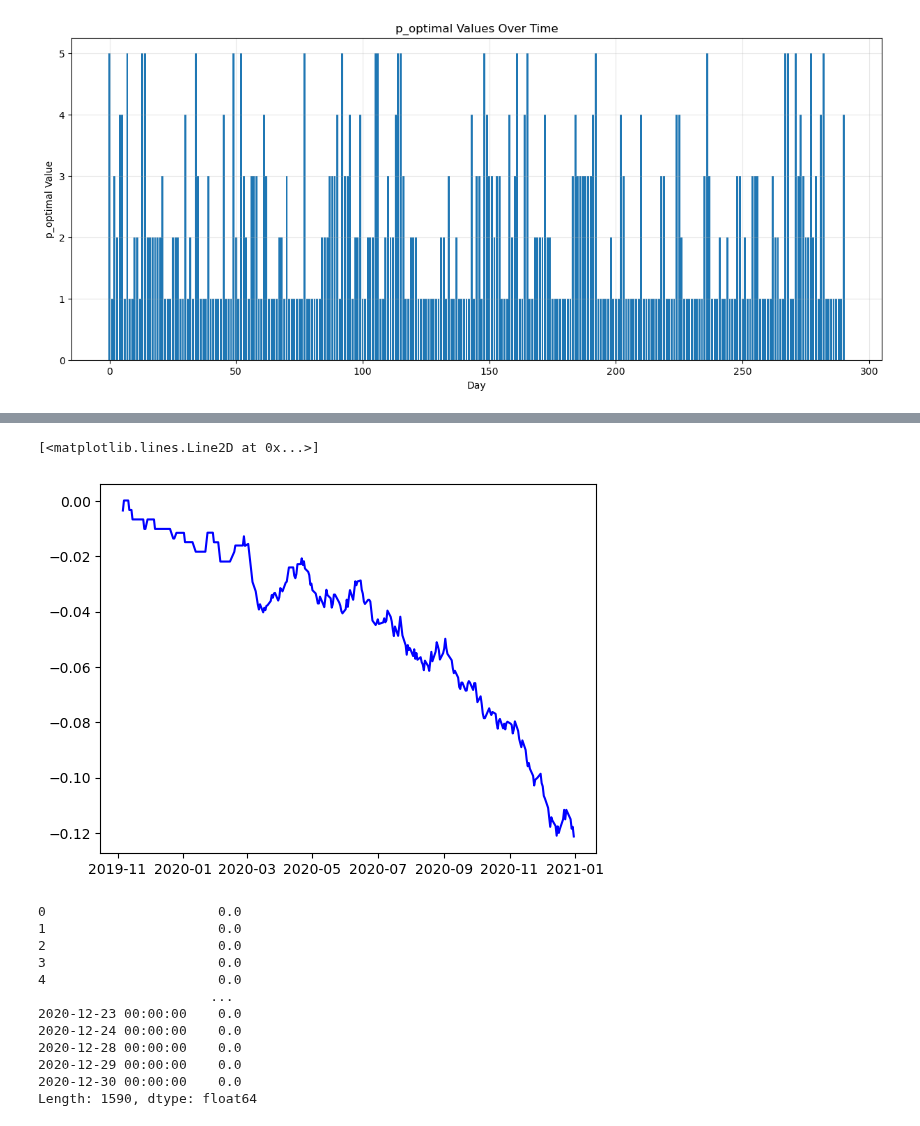
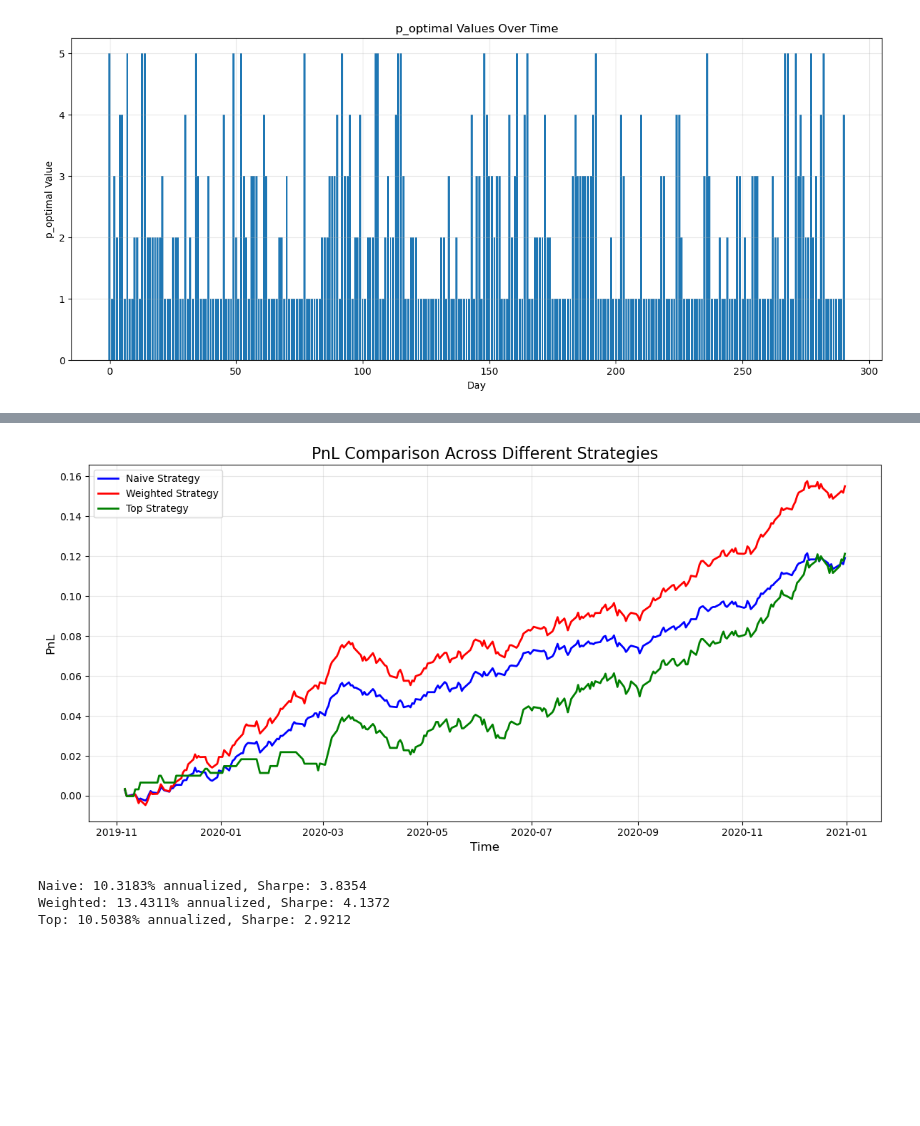
Before and after one commit to HK-Tan/ICAIF_25, a Jupyter notebook: New Code/Script/CORACLE-VAR-Ver2.ipynb, the cells around one changed output, grey strips where cells are left out. Saved outputs shown, nothing was run; the diff lists cells and outputs as text; code cells hidden in the pictures; blank space fills up the shorter version.

Commit message:
CORACLE w/ preliminary PnL comparison

```diff
--- a/New Code/Script/CORACLE-VAR-Ver2.ipynb
+++ b/New Code/Script/CORACLE-VAR-Ver2.ipynb
@@ -199,8 +215,10 @@ forecasted_returns = pd.DataFrame(results['Y_hat_next_store'],
 actual_returns = returns_df_cleaned_prep.iloc[-1300+252*4+1:,:20]
 print(forecasted_returns.shape)
 print(actual_returns.shape)
-pnl_series = calculate_pnl(forecasted_returns, actual_returns, contrarian = True)
-plt.plot(pnl_series, label='PnL Series', color='blue')
+
+pnl_series_n = calculate_pnl(forecasted_returns, actual_returns, contrarian = False, pnl_strategy="naive")
+pnl_series_w = calculate_pnl(forecasted_returns, actual_returns, contrarian = False, pnl_strategy="weighted")
+pnl_series_t = calculate_pnl(forecasted_returns, actual_returns, contrarian = False, pnl_strategy="top")
 # %% [output]
 (291, 20)
 (291, 20)
@@ -215,21 +225,39 @@ plt.plot(pnl_series, label='PnL Series', color='blue')
-# %%
-pnl_series = calculate_pnl(forecasted_returns, actual_returns, contrarian = True, pnl_strategy="top")
-plt.plot(pnl_series, label='PnL Series', color='blue')
-# %% [output]
-[<matplotlib.lines.Line2D at 0x...>]
-[figure, removed]
-# %%
-print(pnl_series)
-# %% [output]
-0                      0.0
-1                      0.0
-2                      0.0
-3                      0.0
-4                      0.0
-                      ...
-2020-12-23 00:00:00    0.0
-2020-12-24 00:00:00    0.0
-2020-12-28 00:00:00    0.0
-2020-12-29 00:00:00    0.0
-2020-12-30 00:00:00    0.0
-Length: 1590, dtype: float64
+# %%
+import matplotlib.pyplot as plt
+
+# Create the plot
+plt.figure(figsize=(12, 6))
+plt.plot(pnl_series_n, color='blue', label='Naive Strategy', linewidth=2)
+plt.plot(pnl_series_w, color='red', label='Weighted Strategy', linewidth=2)
+plt.plot(pnl_series_t, color='green', label='Top Strategy', linewidth=2)
+
+# Customize the plot
+plt.title('PnL Comparison Across Different Strategies', fontsize=16)
+plt.xlabel('Time', fontsize=12)
+plt.ylabel('PnL', fontsize=12)
+plt.legend(loc='best')
+plt.grid(True, alpha=0.3)
+plt.tight_layout()
+
+plt.savefig('pnl_comparison.png')
+plt.show()
+# %% [output]
+[figure, added]
+# %%
+import numpy as np
+
+# One-liner function
+def get_metrics(series):
+    daily_rets = series.diff().dropna()
+    ann_ret = series.iloc[-1] * (252 / len(series))
+    sharpe = (daily_rets.mean() * 252) / (daily_rets.std() * np.sqrt(252))
+    return ann_ret*100, sharpe
+
+# Get metrics for all strategies
+for name, series in [("Naive", pnl_series_n), ("Weighted", pnl_series_w), ("Top", pnl_series_t)]:
+    ann_ret, sharpe = get_metrics(series)
+    print(f"{name}: {ann_ret:.4f}% annualized, Sharpe: {sharpe:.4f}")
+# %% [output]
+Naive: 10.3183% annualized, Sharpe: 3.8354
+Weighted: 13.4311% annualized, Sharpe: 4.1372
+Top: 10.5038% annualized, Sharpe: 2.9212
```
Also changed, not shown: parts of 3 cells of this notebook, 1 other file.
